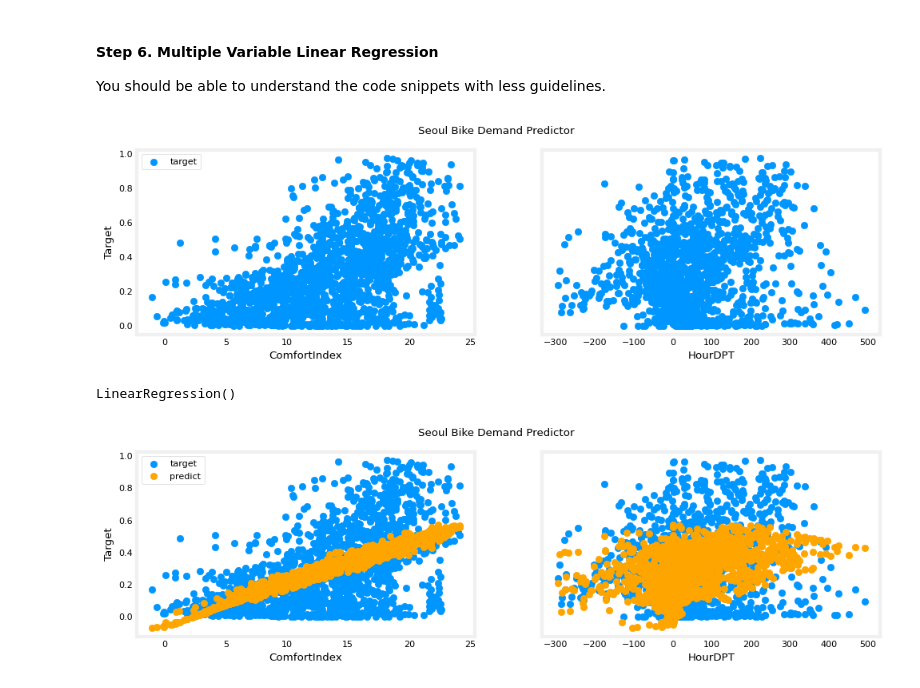
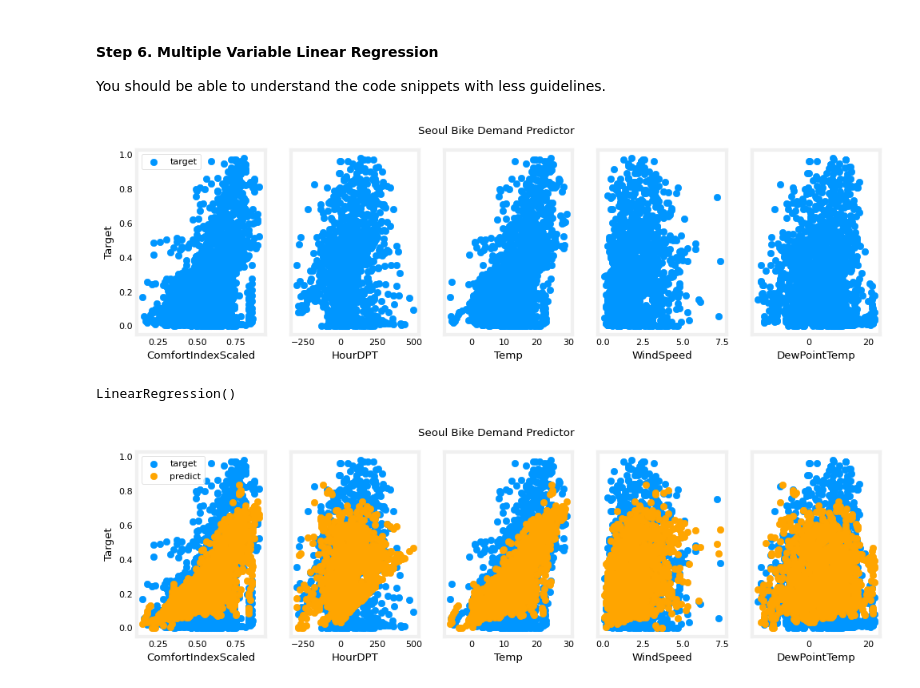
Before and after one commit to TempeHS/2025SE-Roman.L-Task2, a Jupyter notebook: 2.model_development/2.3.model_training/2.3.2.linear_regression.ipynb, the cells around one changed output. Drawn from its saved outputs; the diff is of its cells as text; code cells hidden in the pictures.

```diff
--- a/2.model_development/2.3.model_training/2.3.2.linear_regression.ipynb
+++ b/2.model_development/2.3.model_training/2.3.2.linear_regression.ipynb
@@ -88,7 +90,7 @@ You should be able to understand the code snippets with less guidelines.
 # Create a data frame from the csv file
 training_data = pd.read_csv('2.3.2.training_data.csv')
 
-x_name = ['ComfortIndex','HourDPT']
+x_name = ['ComfortIndexScaled','HourDPT','Temp','WindSpeed','DewPointTemp']
 y_name = 'Count'
 x = np.array(training_data[x_name])
 y = np.array(training_data[y_name])
@@ -102,7 +104,7 @@ ax[0].set_ylabel("Target"); ax[0].legend();
 fig.suptitle("Seoul Bike Demand Predictor")
 plt.show()
 # %% [output]
-[figure, old version]
+[figure, new version]
 # %%
 # Create the model
 my_model = LinearRegression()
@@ -113,16 +115,20 @@ LinearRegression()
 # %%
 # scatter plot predictions and targets vs original features
 y_pred = my_model.predict(x)
+
+# Clip negative values to zero
+y_pred = np.maximum(0, y_pred)
+
 fig,ax=plt.subplots(1,len(x_name),figsize=(12,3),sharey=True)
 for i in range(len(ax)):
     ax[i].scatter(x[:,i],y, label = 'target')
     ax[i].set_xlabel(x_name[i])
     ax[i].scatter(x[:,i],y_pred,color="orange", label = 'predict')
 ax[0].set_ylabel("Target"); ax[0].legend();
 fig.suptitle("Seoul Bike Demand Predictor")
 plt.show()
 # %% [output]
-[figure, old version]
+[figure, new version]
 # %%
 # save the model to disk
 filename = 'my_saved_model_v2.sav'
```
Also changed, not shown: parts of 3 cells of this notebook, 13 other files.
